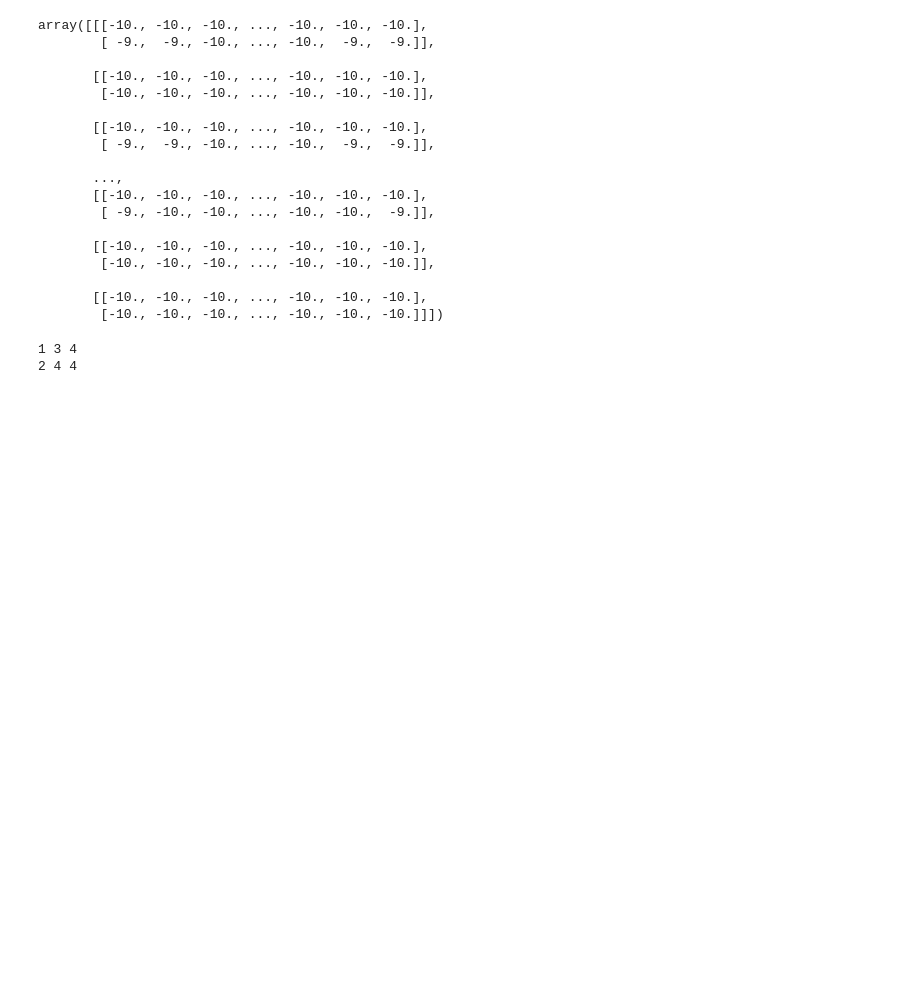
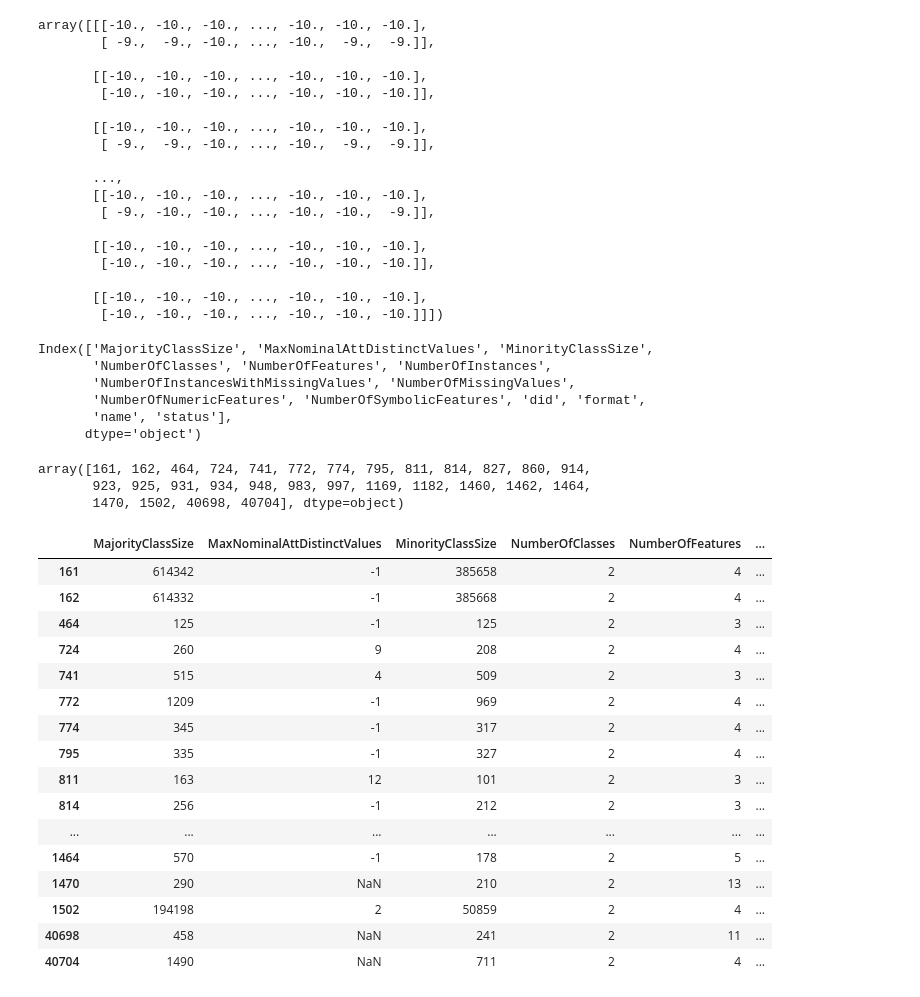
Before and after one commit to raj-bains-sdl/Learning-Feature-Engineering-for-Classification, a Jupyter notebook: download_dataset.ipynb, the cells around one changed output. Saved outputs shown, nothing was run; the diff lists cells and outputs as text; code cells hidden in the pictures; blank space fills up the shorter version.

```diff
--- a/download_dataset.ipynb
+++ b/download_dataset.ipynb
@@ -139,9 +139,46 @@ array([[[-10., -10., -10., ..., -10., -10., -10.],
 
        [[-10., -10., -10., ..., -10., -10., -10.],
         [-10., -10., -10., ..., -10., -10., -10.]]])
-# %%
-for i,j,k in zip([1,2],[3,4],[4,4]):
-    print(i,j,k)
-# %% [output]
-1 3 4
-2 4 4
+# %%
+datasets.columns
+# %% [output]
+Index(['MajorityClassSize', 'MaxNominalAttDistinctValues', 'MinorityClassSize',
+       'NumberOfClasses', 'NumberOfFeatures', 'NumberOfInstances',
+       'NumberOfInstancesWithMissingValues', 'NumberOfMissingValues',
+       'NumberOfNumericFeatures', 'NumberOfSymbolicFeatures', 'did', 'format',
+       'name', 'status'],
+      dtype='object')
+# %%
+datasets[datasets['NumberOfClasses'] == 2]\
+        [datasets["NumberOfNumericFeatures"]>0]\
+        [datasets["MinorityClassSize"]>100]\
+        [datasets["NumberOfNumericFeatures"]<5]\
+        [datasets["NumberOfMissingValues"] == 0]["did"].values
+# %% [output]
+array([161, 162, 464, 724, 741, 772, 774, 795, 811, 814, 827, 860, 914,
+       923, 925, 931, 934, 948, 983, 997, 1169, 1182, 1460, 1462, 1464,
+       1470, 1502, 40698, 40704], dtype=object)
+# %%
+datasets[datasets['NumberOfClasses'] == 2]\
+        [datasets["NumberOfNumericFeatures"]>0]\
+        [datasets["MinorityClassSize"]>100]\
+        [datasets["NumberOfNumericFeatures"]<5]\
+        [datasets["NumberOfMissingValues"] == 0]
+# %% [output]
+|  | MajorityClassSize | MaxNominalAttDistinctValues | MinorityClassSize | NumberOfClasses | NumberOfFeatures | ... |
+| 161 | 614342 | -1 | 385658 | 2 | 4 | ... |
+| 162 | 614332 | -1 | 385668 | 2 | 4 | ... |
+| 464 | 125 | -1 | 125 | 2 | 3 | ... |
+| 724 | 260 | 9 | 208 | 2 | 4 | ... |
+| 741 | 515 | 4 | 509 | 2 | 3 | ... |
+| 772 | 1209 | -1 | 969 | 2 | 4 | ... |
+| 774 | 345 | -1 | 317 | 2 | 4 | ... |
+| 795 | 335 | -1 | 327 | 2 | 4 | ... |
+| 811 | 163 | 12 | 101 | 2 | 3 | ... |
+| 814 | 256 | -1 | 212 | 2 | 3 | ... |
+| ... | ... | ... | ... | ... | ... | ... |
+| 1464 | 570 | -1 | 178 | 2 | 5 | ... |
+| 1470 | 290 | NaN | 210 | 2 | 13 | ... |
+| 1502 | 194198 | 2 | 50859 | 2 | 4 | ... |
+| 40698 | 458 | NaN | 241 | 2 | 11 | ... |
+| 40704 | 1490 | NaN | 711 | 2 | 4 | ... |
```
Also changed, not shown: parts of 1 cell of this notebook, 1 other file.
